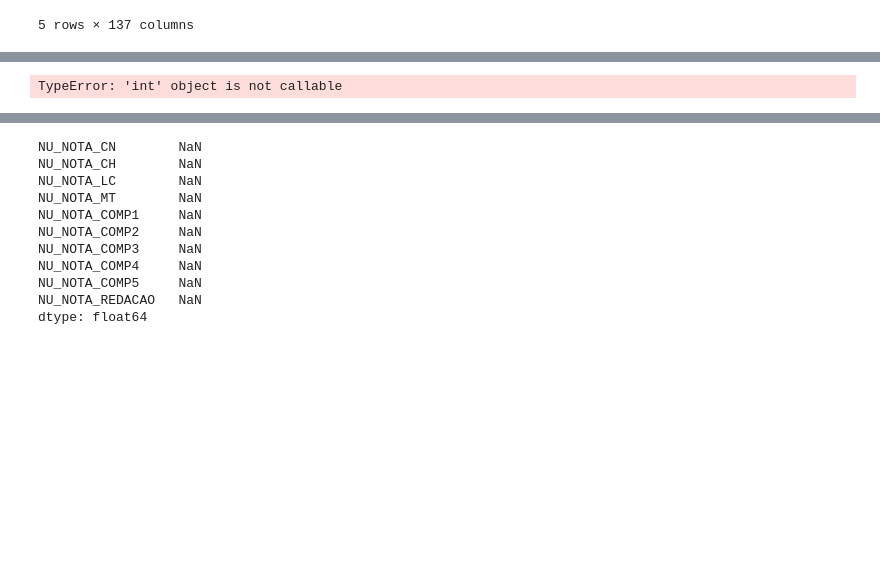
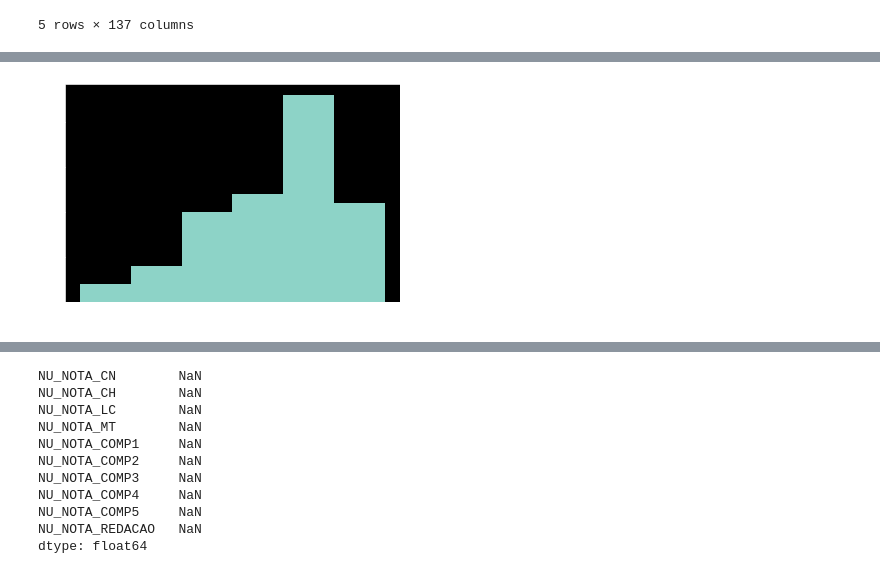
Before and after one commit to pauloneves/educacao, a Jupyter notebook: ledados.ipynb, the cells around one changed output, grey strips where cells are left out. Cells and saved outputs as stored; diff of their text form; code cells hidden in the pictures; blank space fills up the shorter version.

```diff
--- a/ledados.ipynb
+++ b/ledados.ipynb
@@ -56,6 +41,6 @@ df_g.head()
 # %%
 CO_SAO_BENTO = 33062633
 #df_enem_rio[df_enem_rio.CO_ESCOLA == CO_SAO_BENTO]
-df_enem_rio.loc[df_enem_rio.CO_ESCOLA ==CO_SAO_BENTO, 'NU_NOTA_REDACAO'].size()
+plt.hist(df_enem_rio.loc[df_enem_rio.CO_ESCOLA ==CO_SAO_BENTO, 'NU_NOTA_REDACAO'], bins='fd');
 # %% [output]
-TypeError: 'int' object is not callable
+[figure, added]
```
Also changed, not shown: parts of 20 cells of this notebook, 2 other files.
